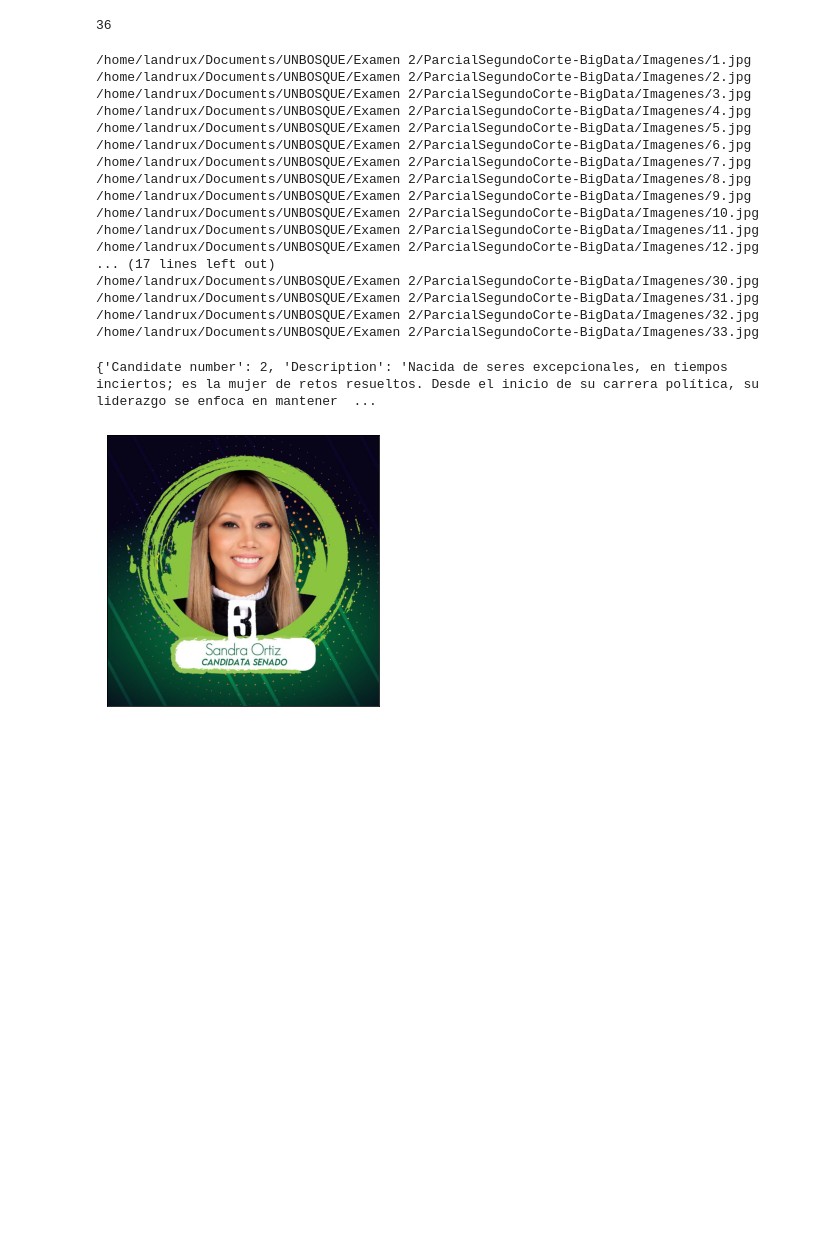
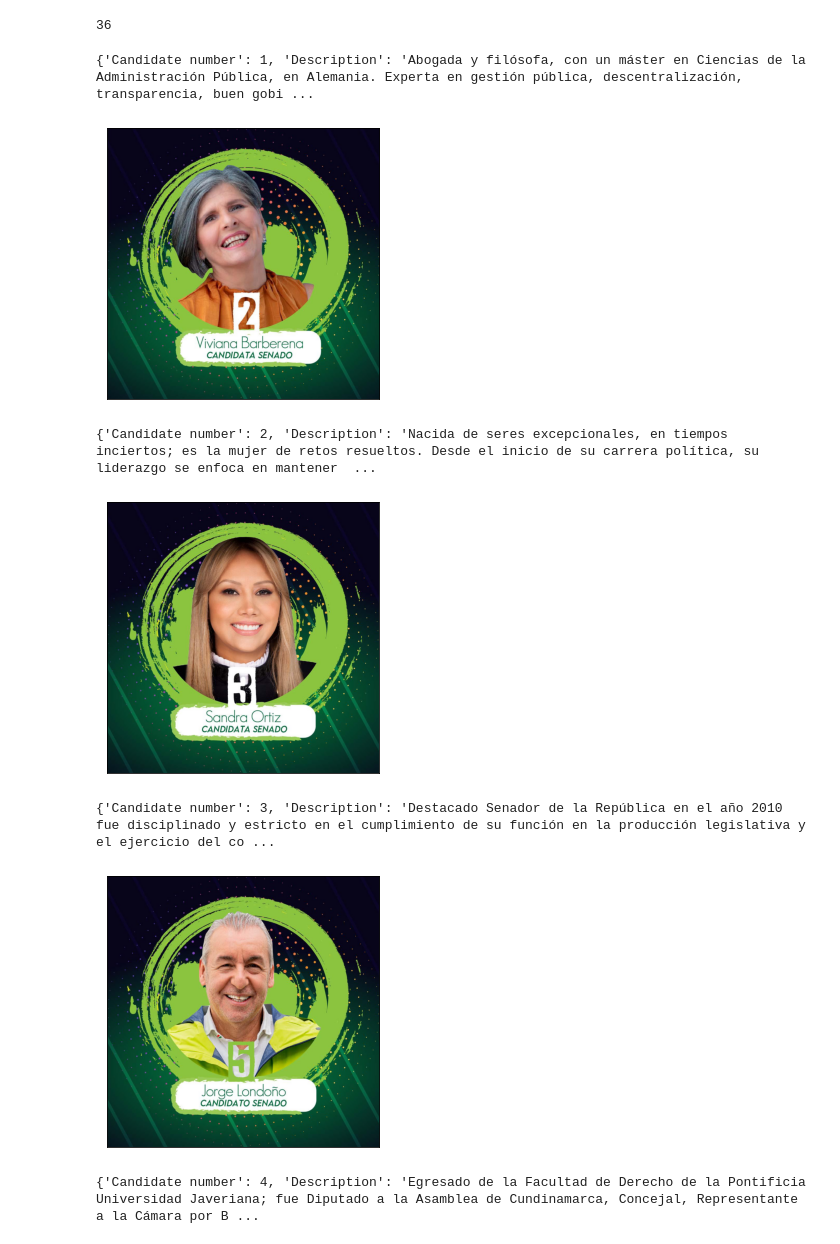
Before and after one commit to Brayan-Camilo-Cristancho-Franco/ParcialSegundoCorte-BigData, a Jupyter notebook: webScrapping-SenadoAlianzaVerde.ipynb, the cells around one changed output. Saved outputs shown, nothing was run; the diff lists cells and outputs as text; code cells hidden in the pictures; blank space fills up the shorter version.

```diff
--- a/webScrapping-SenadoAlianzaVerde.ipynb
+++ b/webScrapping-SenadoAlianzaVerde.ipynb
@@ -104,7 +103,7 @@ for candidate in candidates:
 # %%
 archivos = os.listdir(ruta)
 img_array = []
-for x in range(1, len(archivos)):
+for x in range(1, len(archivos)+1):
     nuevo = str(ruta) + "/"+str(x)+".jpg"
     #Cargar la imagen con openCV
     imgBGR = cv2.imread(nuevo)
@@ -112,33 +111,25 @@ for x in range(1, len(archivos)):
     imgRGB = cv2.cvtColor(imgBGR, cv2.COLOR_BGR2RGB)
     #Arreglo con la informacion de las imagenes leidas
     img_array.append(imgRGB)
-# %% [output]
-/home/landrux/Documents/UNBOSQUE/Examen 2/ParcialSegundoCorte-BigData/Imagenes/1.jpg
-/home/landrux/Documents/UNBOSQUE/Examen 2/ParcialSegundoCorte-BigData/Imagenes/2.jpg
-/home/landrux/Documents/UNBOSQUE/Examen 2/ParcialSegundoCorte-BigData/Imagenes/3.jpg
-/home/landrux/Documents/UNBOSQUE/Examen 2/ParcialSegundoCorte-BigData/Imagenes/4.jpg
-/home/landrux/Documents/UNBOSQUE/Examen 2/ParcialSegundoCorte-BigData/Imagenes/5.jpg
-/home/landrux/Documents/UNBOSQUE/Examen 2/ParcialSegundoCorte-BigData/Imagenes/6.jpg
-/home/landrux/Documents/UNBOSQUE/Examen 2/ParcialSegundoCorte-BigData/Imagenes/7.jpg
-/home/landrux/Documents/UNBOSQUE/Examen 2/ParcialSegundoCorte-BigData/Imagenes/8.jpg
-/home/landrux/Documents/UNBOSQUE/Examen 2/ParcialSegundoCorte-BigData/Imagenes/9.jpg
-/home/landrux/Documents/UNBOSQUE/Examen 2/ParcialSegundoCorte-BigData/Imagenes/10.jpg
-/home/landrux/Documents/UNBOSQUE/Examen 2/ParcialSegundoCorte-BigData/Imagenes/11.jpg
-/home/landrux/Documents/UNBOSQUE/Examen 2/ParcialSegundoCorte-BigData/Imagenes/12.jpg
-... (17 lines left out)
-/home/landrux/Documents/UNBOSQUE/Examen 2/ParcialSegundoCorte-BigData/Imagenes/30.jpg
-/home/landrux/Documents/UNBOSQUE/Examen 2/ParcialSegundoCorte-BigData/Imagenes/31.jpg
-/home/landrux/Documents/UNBOSQUE/Examen 2/ParcialSegundoCorte-BigData/Imagenes/32.jpg
-/home/landrux/Documents/UNBOSQUE/Examen 2/ParcialSegundoCorte-BigData/Imagenes/33.jpg
 # %%
-fig1 = plt.figure(1)
+import pylab
+
+for x in range(0, len(archivos)):
+    fig1 = plt.figure(1)
 #Ocultar valores numericos de los ejes
-plt.xticks([])
-plt.yticks([])
+    plt.xticks([])
+    plt.yticks([])
 #tamaño de imagen
-fig1.set_size_inches(5, 5)
-plt.imshow(img_array[1])
-print (news[1])
+    fig1.set_size_inches(5, 5)
+    plt.imshow(img_array[x])
+    print (news[x])
+    pylab.show()
+    print()
 # %% [output]
-{'Candidate number': 2, 'Description': 'Nacida de seres excepcionales, en tiempos inciertos; es la mujer de retos resueltos. Desde el inicio de su carrera política, su liderazgo se enfoca en mantener  ...
+{'Candidate number': 1, 'Description': 'Abogada y filósofa, con un máster en Ciencias de la Administración Pública, en Alemania. Experta en gestión pública, descentralización, transparencia, buen gobi ...
-[figure, old version]
+[figure, new version]
+{'Candidate number': 2, 'Description': 'Nacida de seres excepcionales, en tiempos inciertos; es la mujer de retos resueltos. Desde el inicio de su carrera política, su liderazgo se enfoca en mantener  ...
+[figure, added]
+{'Candidate number': 3, 'Description': 'Destacado Senador de la República en el año 2010 fue disciplinado y estricto en el cumplimiento de su función en la producción legislativa y el ejercicio del co ...
+[figure, added]
+{'Candidate number': 4, 'Description': 'Egresado de la Facultad de Derecho de la Pontificia Universidad Javeriana; fue Diputado a la Asamblea de Cundinamarca, Concejal, Representante a la Cámara por B ...
```
Also changed, not shown: parts of 2 cells of this notebook.
